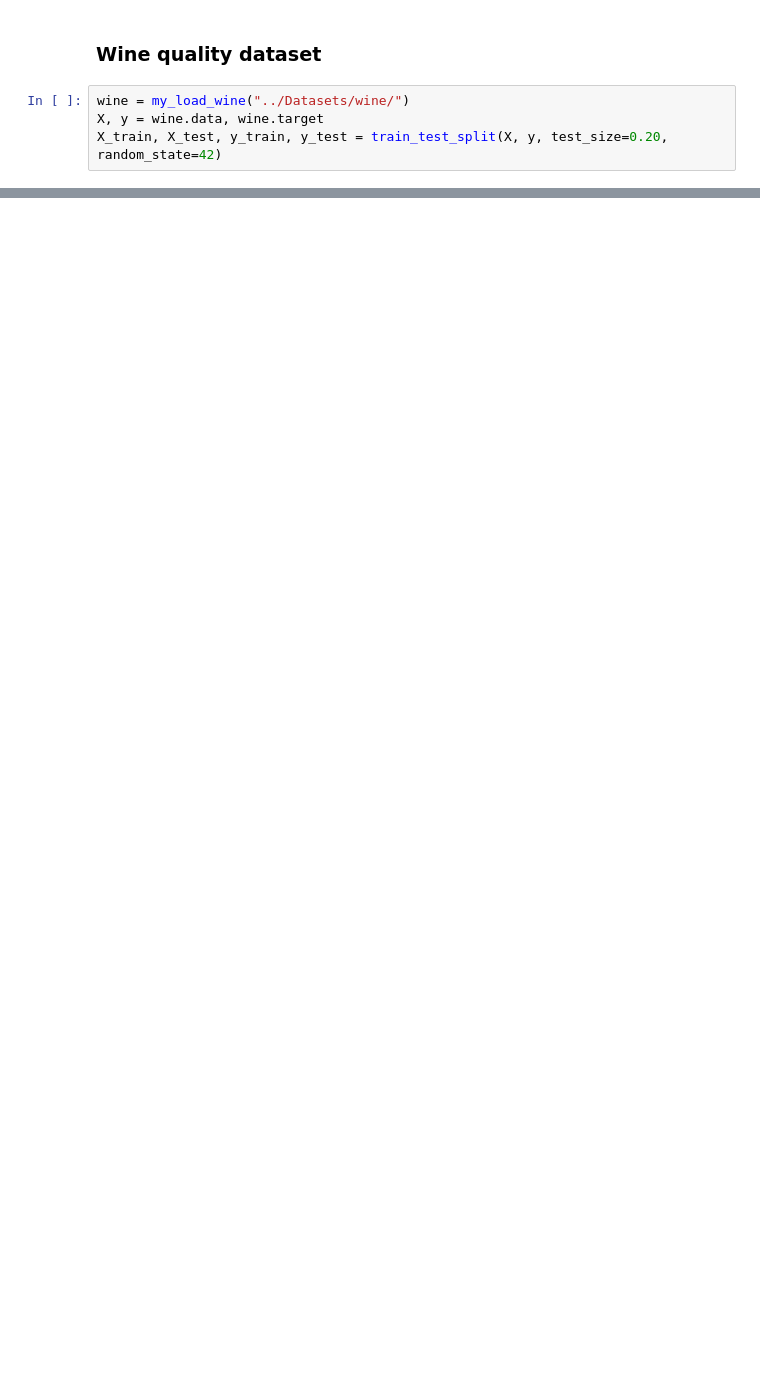
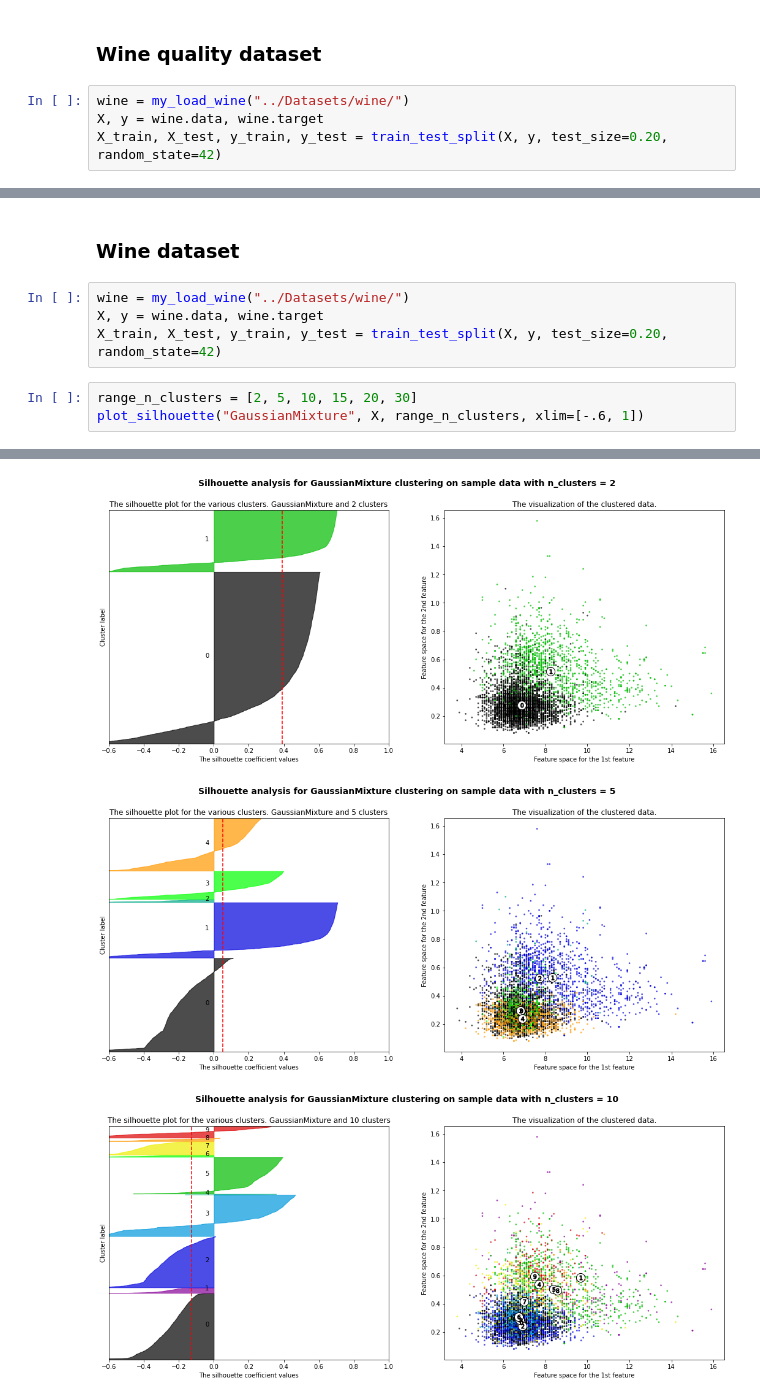
Before and after one commit to Ithanvelreq/CS7641-ML, a Jupyter notebook: Assignment3-Unsupervised-Learning-and-Dimensionality-Reduction/Clustering.ipynb, the cells around one changed output, grey strips where cells are left out. Saved outputs shown, nothing was run; the diff lists cells and outputs as text; blank space fills up the shorter version.

```diff
--- a/Assignment3-Unsupervised-Learning-and-Dimensionality-Reduction/Clustering.ipynb
+++ b/Assignment3-Unsupervised-Learning-and-Dimensionality-Reduction/Clustering.ipynb
@@ -18,0 +79,10 @@ X_train, X_test, y_train, y_test = train_test_split(X, y, test_size=0.20, random
+# %% [markdown]
+### Wine dataset
+# %%
+wine = my_load_wine("../Datasets/wine/")
+X, y = wine.data, wine.target
+X_train, X_test, y_train, y_test = train_test_split(X, y, test_size=0.20, random_state=42)
+# %%
+range_n_clusters = [2, 5, 10, 15, 20, 30]
+plot_silhouette("GaussianMixture", X, range_n_clusters, xlim=[-.6, 1])
+# %% [output]
@@ -18,0 +96,3 @@ X_train, X_test, y_train, y_test = train_test_split(X, y, test_size=0.20, random
+[figure, added]
+[figure, added]
+[figure, added]
```
Also changed, not shown: parts of 9 cells of this notebook, 8 other files.
